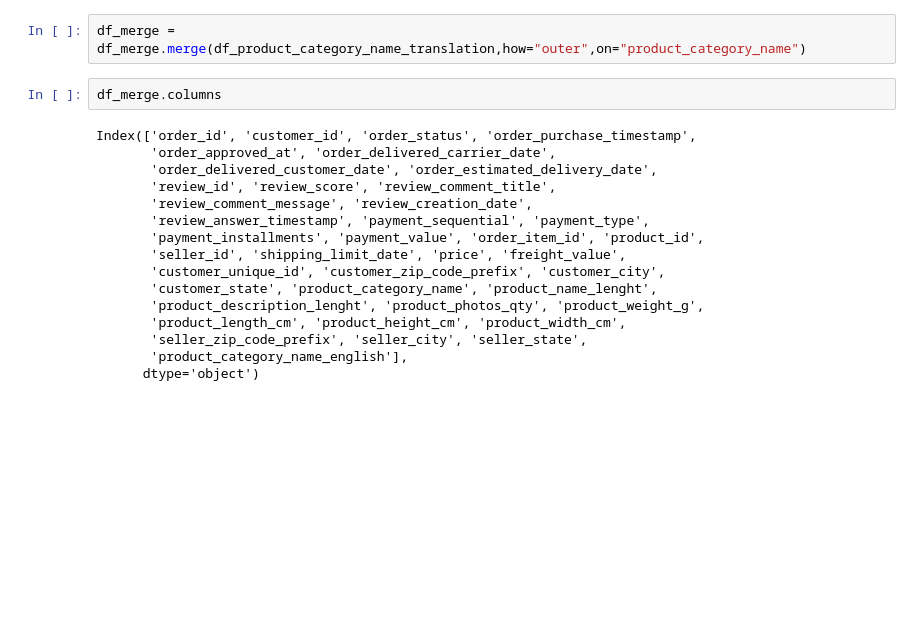
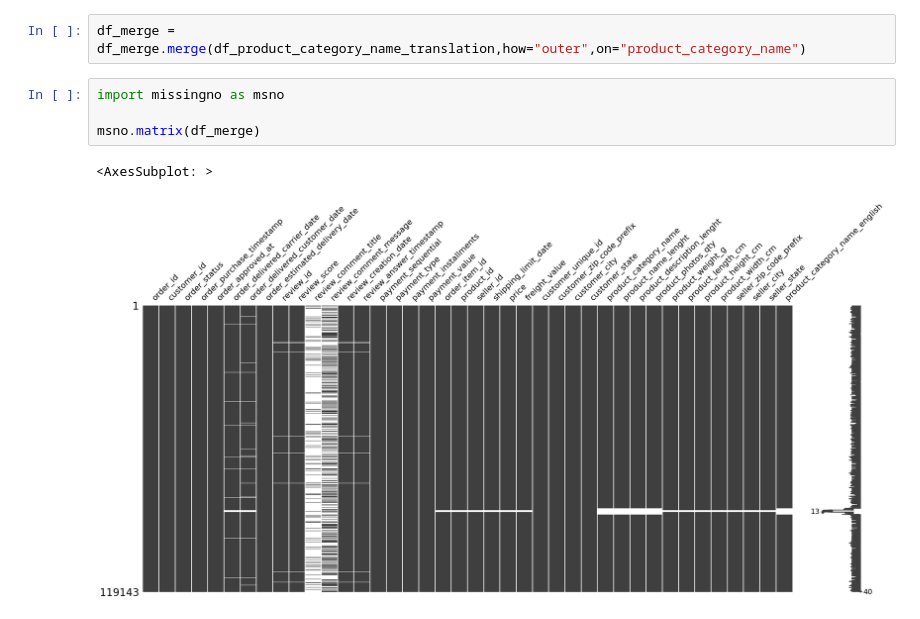
Before and after one commit to StevenDelval/segmentation_client, a Jupyter notebook: anlyse.ipynb, the cells around one changed output. Saved outputs shown, nothing was run; the diff lists cells and outputs as text; blank space fills up the shorter version.

Commit message:
Use missingno

```diff
--- a/anlyse.ipynb
+++ b/anlyse.ipynb
@@ -33,21 +31,10 @@ df_merge = df_merge.merge(df_olist_products_dataset,how="outer",on="product_id")
 df_merge = df_merge.merge(df_olist_sellers_dataset,how="outer",on="seller_id")
 # %%
 df_merge = df_merge.merge(df_product_category_name_translation,how="outer",on="product_category_name")
-# %%
-df_merge.columns
-# %% [output]
-Index(['order_id', 'customer_id', 'order_status', 'order_purchase_timestamp',
-       'order_approved_at', 'order_delivered_carrier_date',
-       'order_delivered_customer_date', 'order_estimated_delivery_date',
-       'review_id', 'review_score', 'review_comment_title',
-       'review_comment_message', 'review_creation_date',
-       'review_answer_timestamp', 'payment_sequential', 'payment_type',
-       'payment_installments', 'payment_value', 'order_item_id', 'product_id',
-       'seller_id', 'shipping_limit_date', 'price', 'freight_value',
-       'customer_unique_id', 'customer_zip_code_prefix', 'customer_city',
-       'customer_state', 'product_category_name', 'product_name_lenght',
-       'product_description_lenght', 'product_photos_qty', 'product_weight_g',
-       'product_length_cm', 'product_height_cm', 'product_width_cm',
-       'seller_zip_code_prefix', 'seller_city', 'seller_state',
-       'product_category_name_english'],
-      dtype='object')
+# %%
+import missingno as msno
+
+msno.matrix(df_merge)
+# %% [output]
+<AxesSubplot: >
+[figure, added]
```
Also changed, not shown: parts of 1 cell of this notebook.
